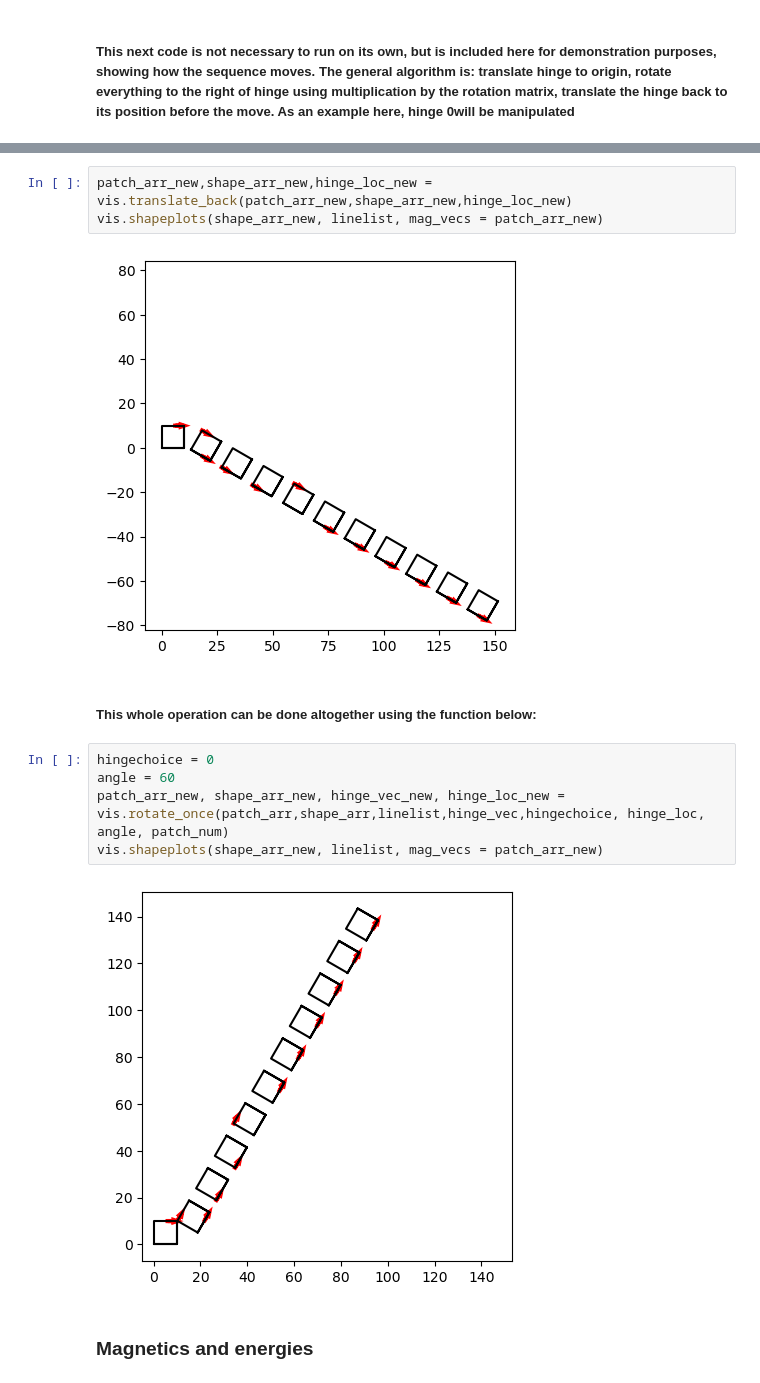
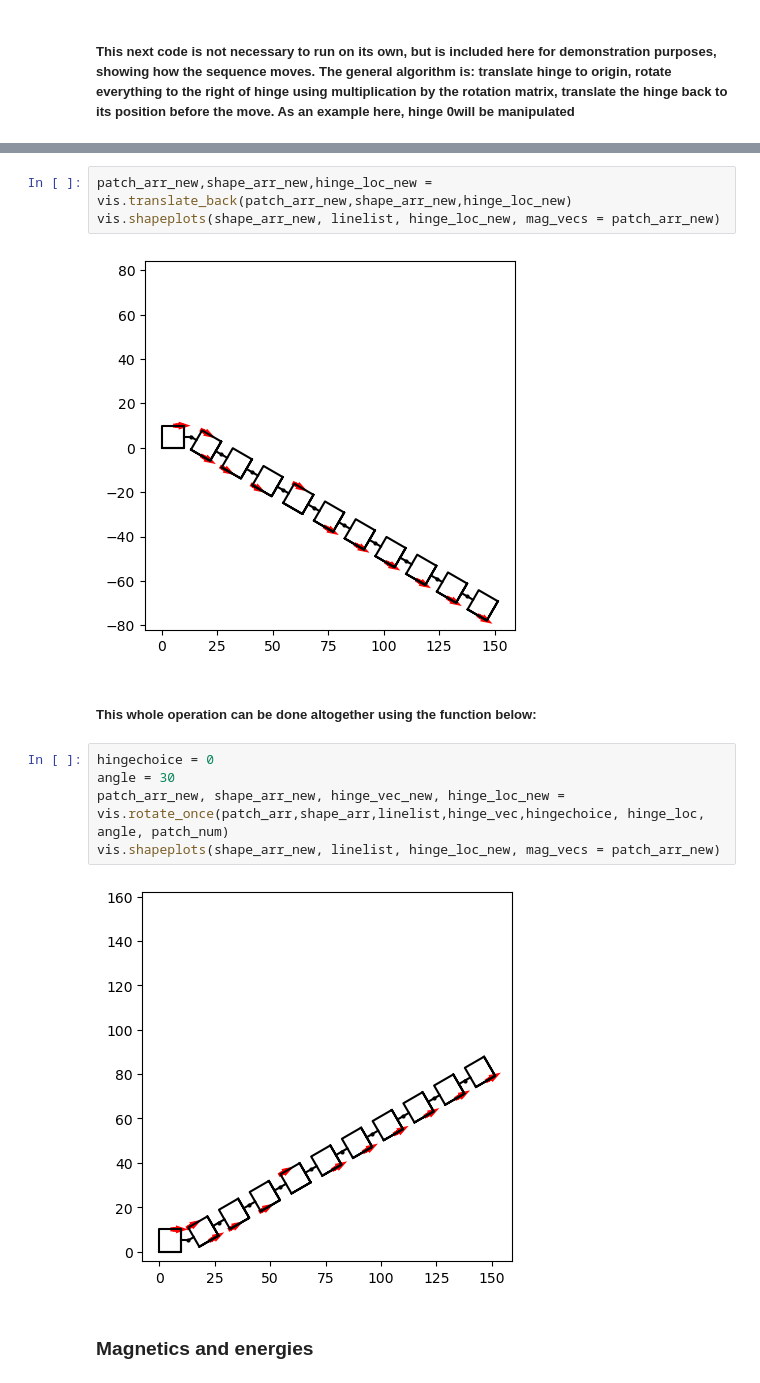
Before and after one commit to dymc9548/Magnetic-actuator-simulation, a Jupyter notebook: initial_Visualization.ipynb, the cells around one changed output, grey strips where cells are left out. Saved outputs shown, nothing was run; the diff lists cells and outputs as text.

Commit message:
Plotting function shapeplots also plots hinges

```diff
--- a/initial_Visualization.ipynb
+++ b/initial_Visualization.ipynb
@@ -58,17 +58,17 @@ vis.shapeplots(shape_arr_new, linelist, mag_vecs = patch_arr_new)
 # %%
 patch_arr_new,shape_arr_new,hinge_loc_new = vis.translate_back(patch_arr_new,shape_arr_new,hinge_loc_new)
-vis.shapeplots(shape_arr_new, linelist, mag_vecs = patch_arr_new)
+vis.shapeplots(shape_arr_new, linelist, hinge_loc_new, mag_vecs = patch_arr_new)
 # %% [output]
-[figure, old version]
+[figure, new version]
 # %% [markdown]
 ##### This whole operation can be done altogether using the function below:
 # %%
 hingechoice = 0
-angle = 60
+angle = 30
 patch_arr_new, shape_arr_new, hinge_vec_new, hinge_loc_new = vis.rotate_once(patch_arr,shape_arr,linelist,hinge_vec,hingechoice, hinge_loc, angle, patch_num)
-vis.shapeplots(shape_arr_new, linelist, mag_vecs = patch_arr_new)
+vis.shapeplots(shape_arr_new, linelist, hinge_loc_new, mag_vecs = patch_arr_new)
 # %% [output]
-[figure, old version]
+[figure, new version]
 # %% [markdown]
 ### Magnetics and energies
 # %%
```
Also changed, not shown: parts of 7 cells of this notebook, 1 other file.
